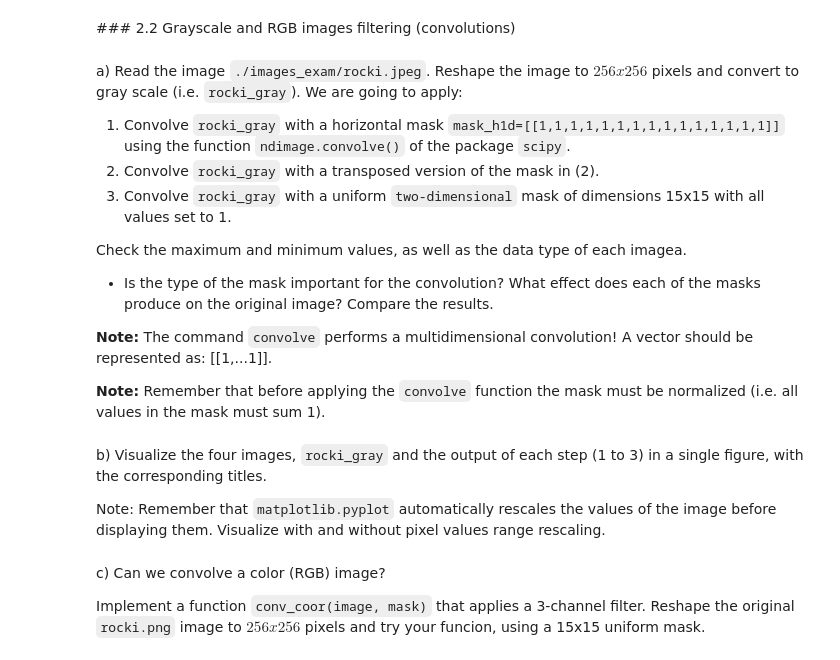
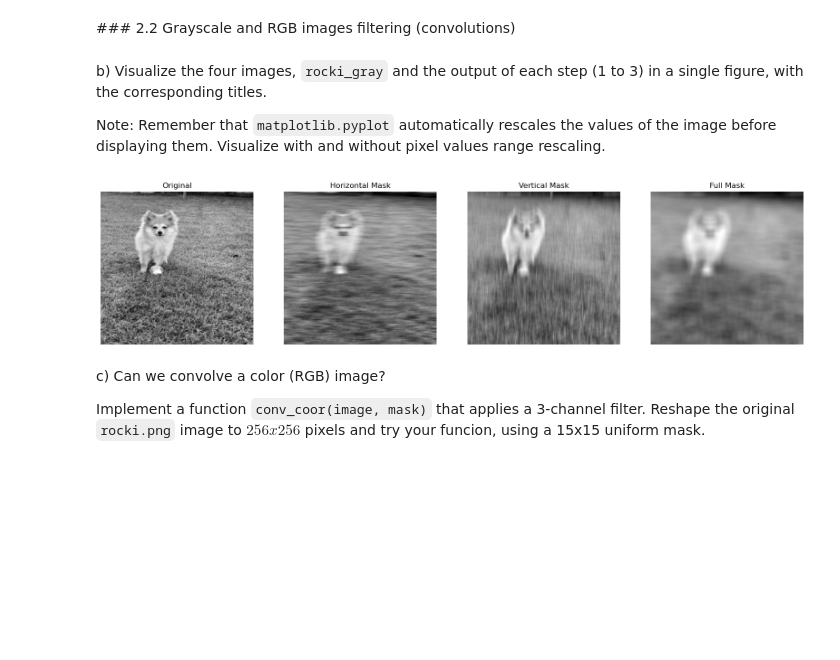
Before and after one commit to dacxjo/computer_vision, a Jupyter notebook: Labs/p2/p2_2022-23.ipynb, the cells around one changed output. Saved outputs shown, nothing was run; the diff lists cells and outputs as text; code cells hidden in the pictures; blank space fills up the shorter version.

```diff
--- a/Labs/p2/p2_2022-23.ipynb
+++ b/Labs/p2/p2_2022-23.ipynb
@@ -159,17 +129,2 @@ im_hist(q1_img, 256)
 # %% [markdown]
 ### 2.2 Grayscale and RGB images filtering (convolutions)
-# %% [markdown]
-a) Read the image `./images_exam/rocki.jpeg`. Reshape the image to $256x256$ pixels and convert to gray scale (i.e. `rocki_gray`). We are going to apply:
-
-1. Convolve `rocki_gray` with a horizontal mask `mask_h1d=[[1,1,1,1,1,1,1,1,1,1,1,1,1,1,1]]` using the function `ndimage.convolve()` of the package `scipy`.
-2. Convolve `rocki_gray` with a transposed version of the mask in (2).
-3. Convolve `rocki_gray` with a uniform `two-dimensional` mask of dimensions 15x15 with all values set to 1.
-
-Check the maximum and minimum values, as well as the data type of each imagea.
-
-- Is the type of the mask important for the convolution? What effect does each of the masks produce on the original image? Compare the results.
-
-
-**Note:** The command `convolve` performs a multidimensional convolution! A vector should be represented as: [[1,...1]].
-
-**Note:** Remember that before applying the `convolve` function the mask must be normalized (i.e. all values in the mask must sum 1).
@@ -178,3 +131,24 @@ Check the maximum and minimum values, as well as the data type of each imagea.
+# %%
+from skimage import io
+from skimage.transform import resize
+from skimage.color import rgb2gray
+from scipy.ndimage import convolve
+import numpy as np
+import matplotlib.pyplot as plt
+
+mask_h1d = [[1,1,1,1,1,1,1,1,1,1,1,1,1,1,1]]
+mask_h1d = np.array(mask_h1d)/15
+
+mask_h1d_full = np.ones((15,15))
+mask_h1d_full = mask_h1d_full/225
+
+rocki = io.imread("images_notebook/rocki.jpeg")
+rocki_gray = resize(rocki, (256, 256))
+rocki_gray = rgb2gray(rocki_gray)
+
+rocki_gray_mask1 =  convolve(rocki_gray, mask_h1d)
+rocki_gray_maskT =  convolve(rocki_gray, mask_h1d.T)
+rocki_gray_maskFull =  convolve(rocki_gray, mask_h1d_full)
 # %% [markdown]
 b) Visualize the four images, `rocki_gray` and the output of each step (1 to 3) in a single figure, with the corresponding titles.
 
@@ -185,3 +157,18 @@ Note: Remember that `matplotlib.pyplot` automatically rescales the values of the
+# %%
+#your solution
+fig, axs = plt.subplots(1,4, figsize=(20,20))
+axs[0].imshow(rocki_gray, cmap="gray")
+axs[0].set_title("Original")
+axs[1].imshow(rocki_gray_mask1, cmap="gray")
+axs[1].set_title("Horizontal Mask")
+axs[2].imshow(rocki_gray_maskT, cmap="gray")
+axs[2].set_title("Vertical Mask")
+axs[3].imshow(rocki_gray_maskFull, cmap="gray")
+axs[3].set_title("Full Mask")
+for ax in axs:
+    ax.axis('off')
+# %% [output]
+[figure, added]
 # %% [markdown]
 c) Can we convolve a color (RGB) image?
 
```
Also changed, not shown: parts of 5 cells of this notebook, 1 other file.
